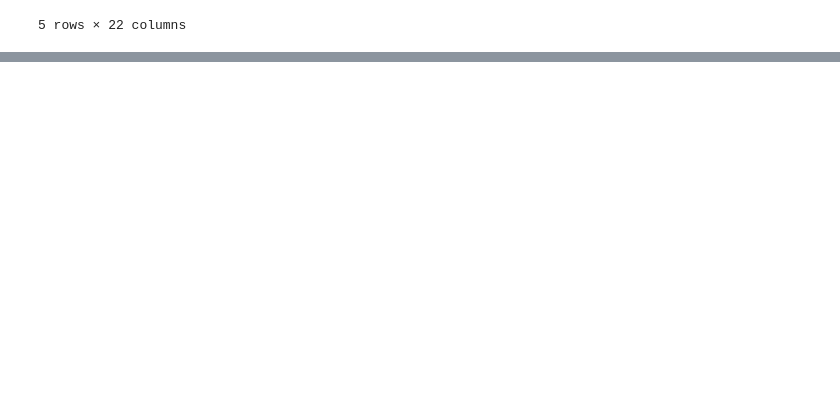
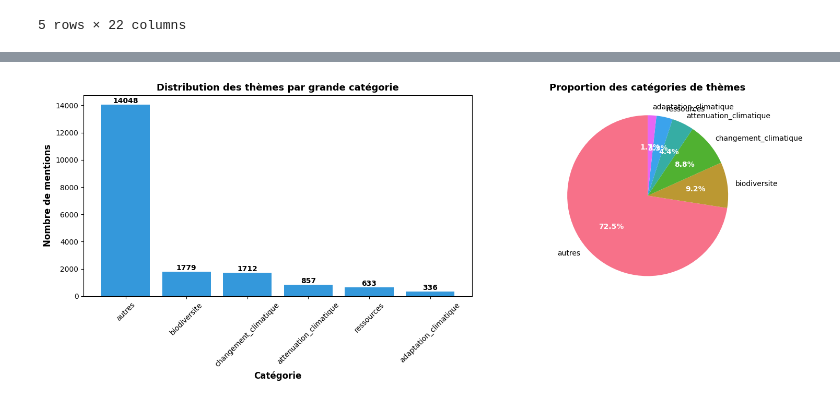
Before and after one commit to dataforgoodfr/ome-hackathon-season-14, a Jupyter notebook: analysis/analysis.ipynb, the cells around one changed output, grey strips where cells are left out. Drawn from its saved outputs; the diff is of its cells as text; code cells hidden in the pictures; blank space fills up the shorter version.

Commit message:
results data analysis

```diff
--- a/analysis/analysis.ipynb
+++ b/analysis/analysis.ipynb
@@ -26,0 +44,12 @@ df_final.head()
+# %%
+# Configuration pour les visualisations
+plt.style.use('default')
+sns.set_palette("husl")
+plt.rcParams['figure.figsize'] = (14, 8)
+plt.rcParams['font.size'] = 10
+
+# Vérifier les dimensions du dataset
+print(f"Nombre de segments: {len(df_final)}")
+print(f"Nombre de colonnes: {len(df_final.columns)}")
+print(f"\nColonnes disponibles:")
+print(df_final.columns.tolist())
@@ -26,0 +134,57 @@ df_final.head()
+# %%
+# Catégoriser les thèmes par grandes familles
+categories_mapping = {
+    'biodiversite': ['biodiversite_causes_indirectes', 'biodiversite_causes_directes',
+                     'biodiversite_consequences', 'biodiversite_solutions'],
+    'changement_climatique': ['changement_climatique_causes_indirectes', 'changement_climatique_causes_directes',
+                              'changement_climatique_consequences', 'changement_climatique_solutions'],
+    'attenuation_climatique': ['attenuation_climatique_solutions_indirectes', 'attenuation_climatique_solutions_directes'],
+    'adaptation_climatique': ['adaptation_climatique_solutions'],
+    'ressources': ['ressources_consequences', 'ressources_causes_indirectes', 'ressources_solutions'],
+    'pollution': ['pollution_causes_indirectes', 'pollution_causes_directes',
+                  'pollution_consequences', 'pollution_solutions']
+}
+
+# Créer un dictionnaire inversé pour mapper chaque thème à sa catégorie
+theme_to_category = {}
+for category, themes_list in categories_mapping.items():
+    for theme in themes_list:
+        theme_to_category[theme] = category
+
+# Compter par catégorie
+category_counts = Counter()
+for theme, count in theme_counts.items():
+    category = theme_to_category.get(theme, 'autres')
+    category_counts[category] += count
+
+# Visualisation des grandes catégories
+cat_df = pd.DataFrame(category_counts.most_common(), columns=['Catégorie', 'Count'])
+
+fig, (ax1, ax2) = plt.subplots(1, 2, figsize=(16, 6))
+
+# Diagramme en barres
+bars = ax1.bar(cat_df['Catégorie'], cat_df['Count'], color='#3498db')
+ax1.set_xlabel('Catégorie', fontsize=12, fontweight='bold')
+ax1.set_ylabel('Nombre de mentions', fontsize=12, fontweight='bold')
+ax1.set_title('Distribution des thèmes par grande catégorie', fontsize=13, fontweight='bold')
+ax1.tick_params(axis='x', rotation=45)
+for bar in bars:
+    height = bar.get_height()
+    ax1.text(bar.get_x() + bar.get_width()/2., height,
+            f'{int(height)}',
+            ha='center', va='bottom', fontweight='bold')
+
+# Diagramme circulaire
+colors = sns.color_palette("husl", len(cat_df))
+wedges, texts, autotexts = ax2.pie(cat_df['Count'], labels=cat_df['Catégorie'],
+                                     autopct='%1.1f%%', colors=colors,
+                                     startangle=90)
+ax2.set_title('Proportion des catégories de thèmes', fontsize=13, fontweight='bold')
+for autotext in autotexts:
+    autotext.set_color('white')
+    autotext.set_fontweight('bold')
+
+plt.tight_layout()
+plt.show()
+# %% [output]
+[figure, added]
```
Also changed, not shown: parts of 49 cells of this notebook, 10 other files.
